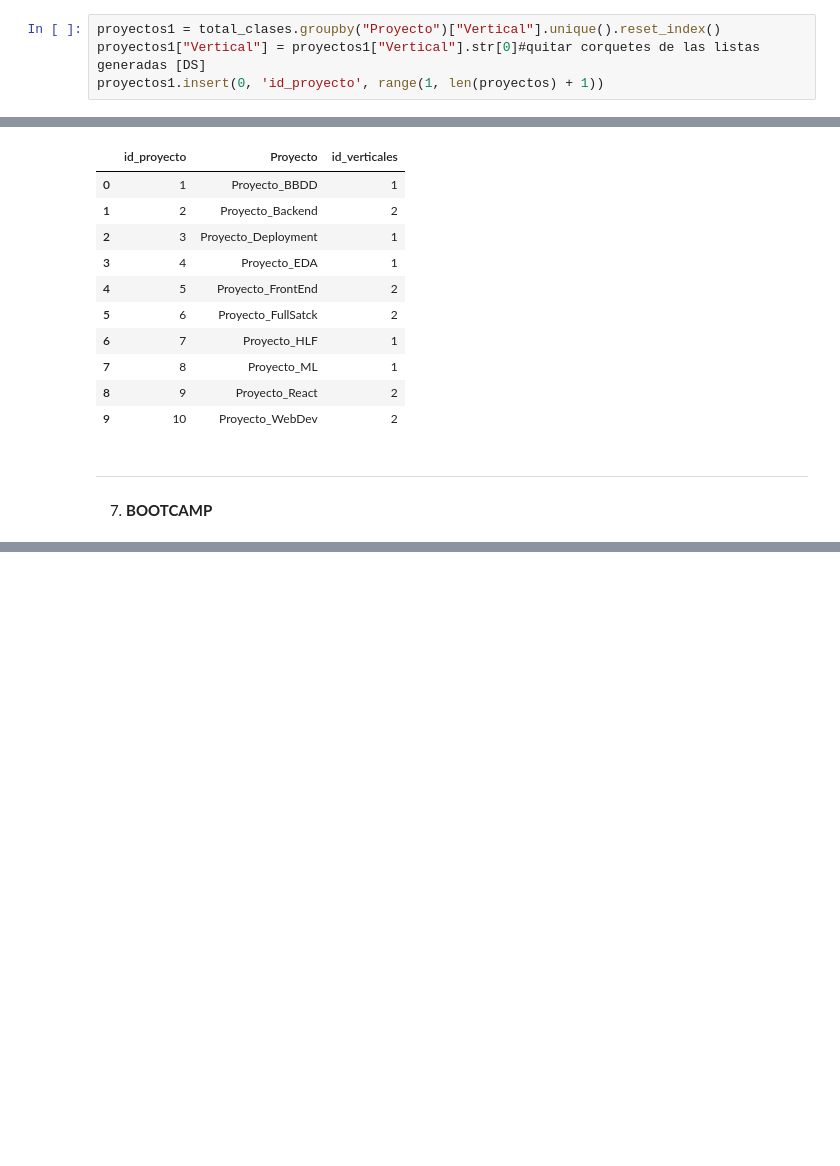
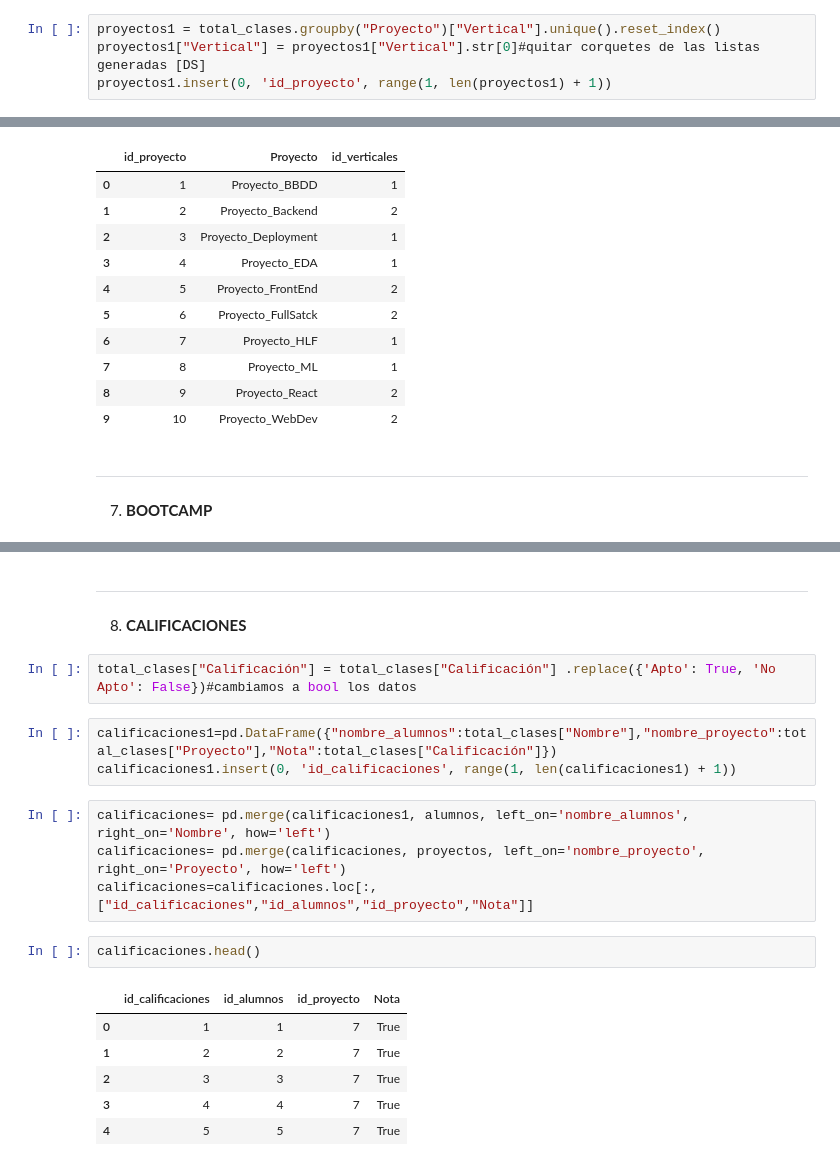
Before and after one commit to IreneAP19/DDBB, a Jupyter notebook: DDBB.ipynb, the cells around one changed output, grey strips where cells are left out. Cells and saved outputs as stored; diff of their text form; blank space fills up the shorter version.

```diff
--- a/DDBB.ipynb
+++ b/DDBB.ipynb
@@ -142,7 +147,7 @@ total_clases["Vertical"] = total_clases["Proyecto"].apply(asignar_vertical)
 # %%
 proyectos1 = total_clases.groupby("Proyecto")["Vertical"].unique().reset_index()
 proyectos1["Vertical"] = proyectos1["Vertical"].str[0]#quitar corquetes de las listas generadas [DS]
-proyectos1.insert(0, 'id_proyecto', range(1, len(proyectos) + 1))
+proyectos1.insert(0, 'id_proyecto', range(1, len(proyectos1) + 1))
 # %%
 proyectos = pd.merge(proyectos1, verticales, left_on='Vertical', right_on='Nombre', how='left')
 proyectos= proyectos.loc[:,["id_proyecto","Proyecto","id_verticales"]]
@@ -165,0 +191,22 @@ proyectos
+# %% [markdown]
+-------------------------------
+# %% [markdown]
+8. **CALIFICACIONES**
+# %%
+total_clases["Calificación"] = total_clases["Calificación"] .replace({'Apto': True, 'No Apto': False})#cambiamos a bool los datos
+# %%
+calificaciones1=pd.DataFrame({"nombre_alumnos":total_clases["Nombre"],"nombre_proyecto":total_clases["Proyecto"],"Nota":total_clases["Calificación"]})
+calificaciones1.insert(0, 'id_calificaciones', range(1, len(calificaciones1) + 1))
+# %%
+calificaciones= pd.merge(calificaciones1, alumnos, left_on='nombre_alumnos', right_on='Nombre', how='left')
+calificaciones= pd.merge(calificaciones, proyectos, left_on='nombre_proyecto', right_on='Proyecto', how='left')
+calificaciones=calificaciones.loc[:,["id_calificaciones","id_alumnos","id_proyecto","Nota"]]
+# %%
+calificaciones.head()
+# %% [output]
+|  | id_calificaciones | id_alumnos | id_proyecto | Nota |
+| 0 | 1 | 1 | 7 | True |
+| 1 | 2 | 2 | 7 | True |
+| 2 | 3 | 3 | 7 | True |
+| 3 | 4 | 4 | 7 | True |
+| 4 | 5 | 5 | 7 | True |
```
Also changed, not shown: parts of 14 cells of this notebook.
